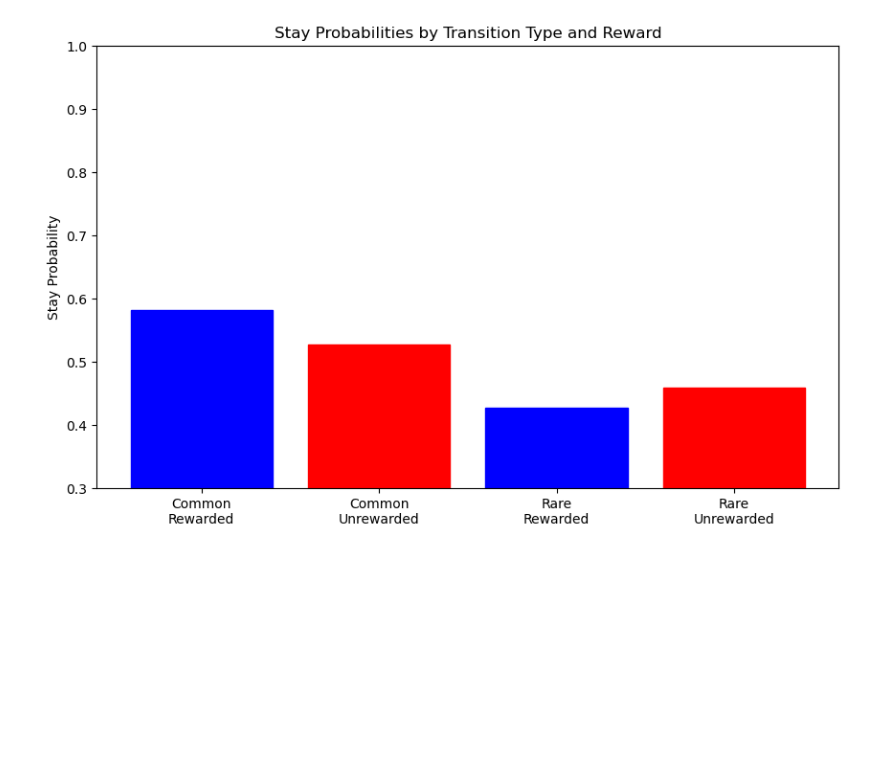
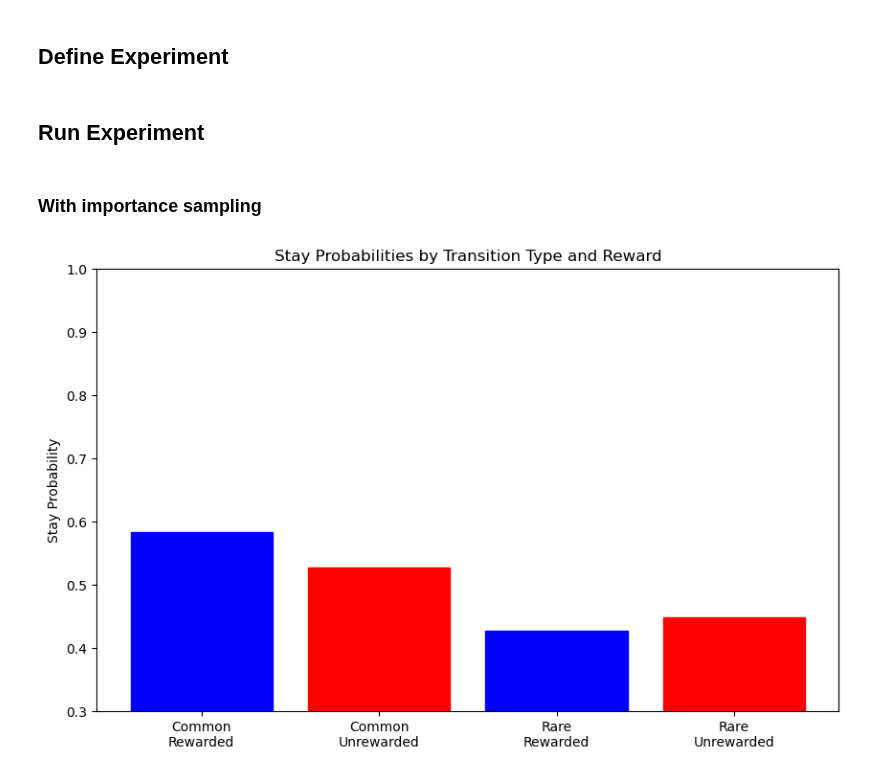
Before and after one commit to ArminBaz/SR-IS, a Jupyter notebook: src/two_step.ipynb, the cells around one changed output. Drawn from its saved outputs; the diff is of its cells as text; code cells hidden in the pictures; blank space fills up the shorter version.

Commit message:
updated two-step to show both with/without importance sampling

```diff
--- a/src/two_step.ipynb
+++ b/src/two_step.ipynb
@@ -182,10 +189,12 @@ class SRAgent:
+# %% [markdown]
+## Define Experiment
 # %%
-def run_experiment(n_trials=1000, n_episodes=200):
+def run_experiment(n_trials=1000, n_episodes=200, use_imp=True):
     cumulative_stay_probs = np.zeros(4)
 
     for trial in range(n_trials):
         env = TwoStepEnvironment()
-        agent = SRAgent()
+        agent = SRAgent(imp_samp=use_imp)
 
         for episode in range(n_episodes):
             state = env.reset()
@@ -234,10 +243,14 @@ def plot_stay_probabilities(stay_probs):
     plt.title('Stay Probabilities by Transition Type and Reward')
     plt.ylim(0.3, 1)
     plt.show()
-
-# Run experiment and plot results
-# stay_probs = run_experiment(n_trials=1000, n_episodes=200)
-stay_probs = run_experiment(n_trials=1000, n_episodes=200)
-plot_stay_probabilities(stay_probs)
-# %% [output]
-[figure, removed]
+# %% [markdown]
+## Run Experiment
+# %% [markdown]
+### With importance sampling
+# %%
+# Run experiment and plot results
+# stay_probs = run_experiment(n_trials=1000, n_episodes=200)
+stay_probs = run_experiment(n_trials=1000, n_episodes=200, use_imp=True)
+plot_stay_probabilities(stay_probs)
+# %% [output]
+[figure, added]
```
Also changed, not shown: parts of 5 cells of this notebook.
